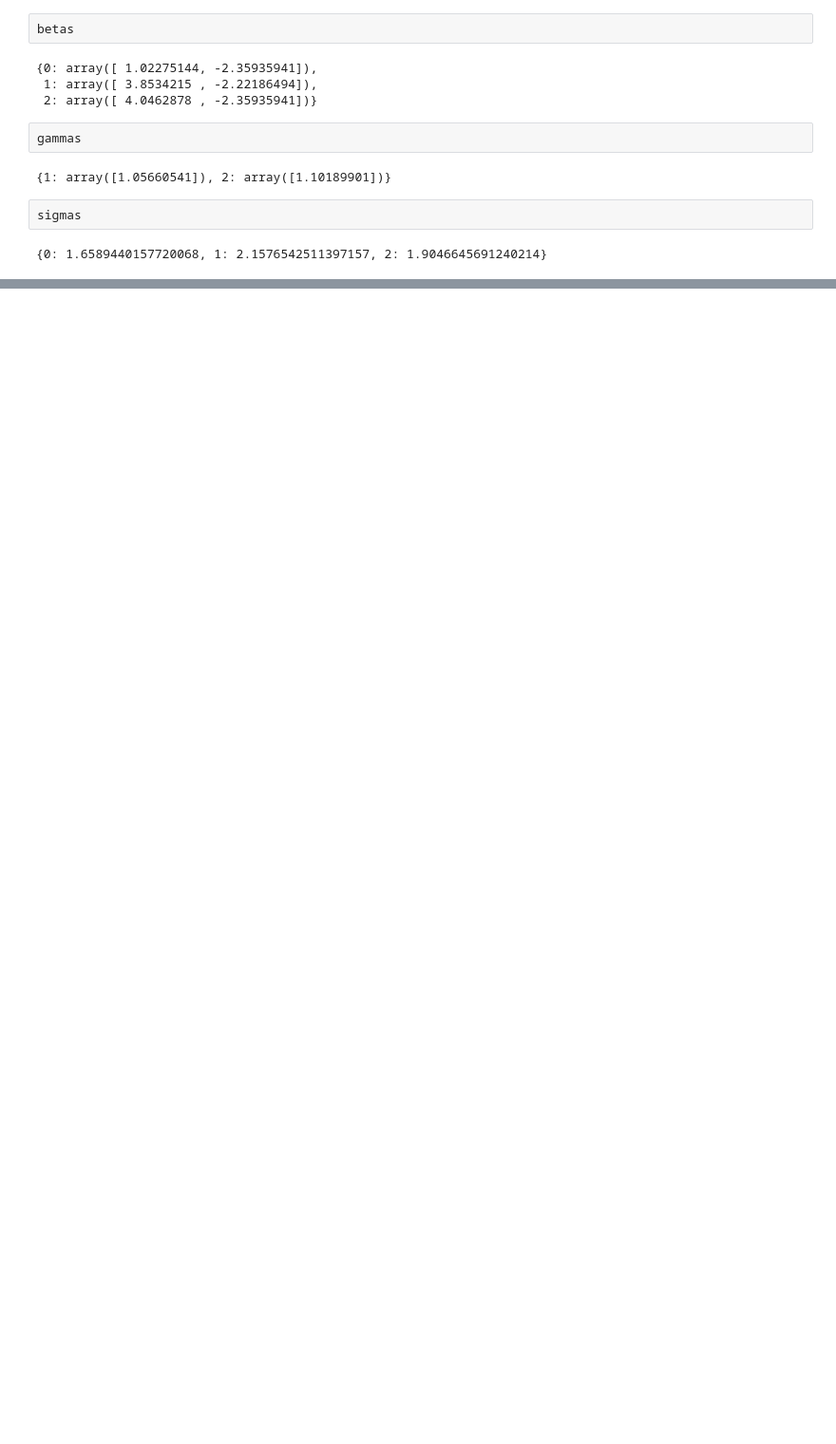
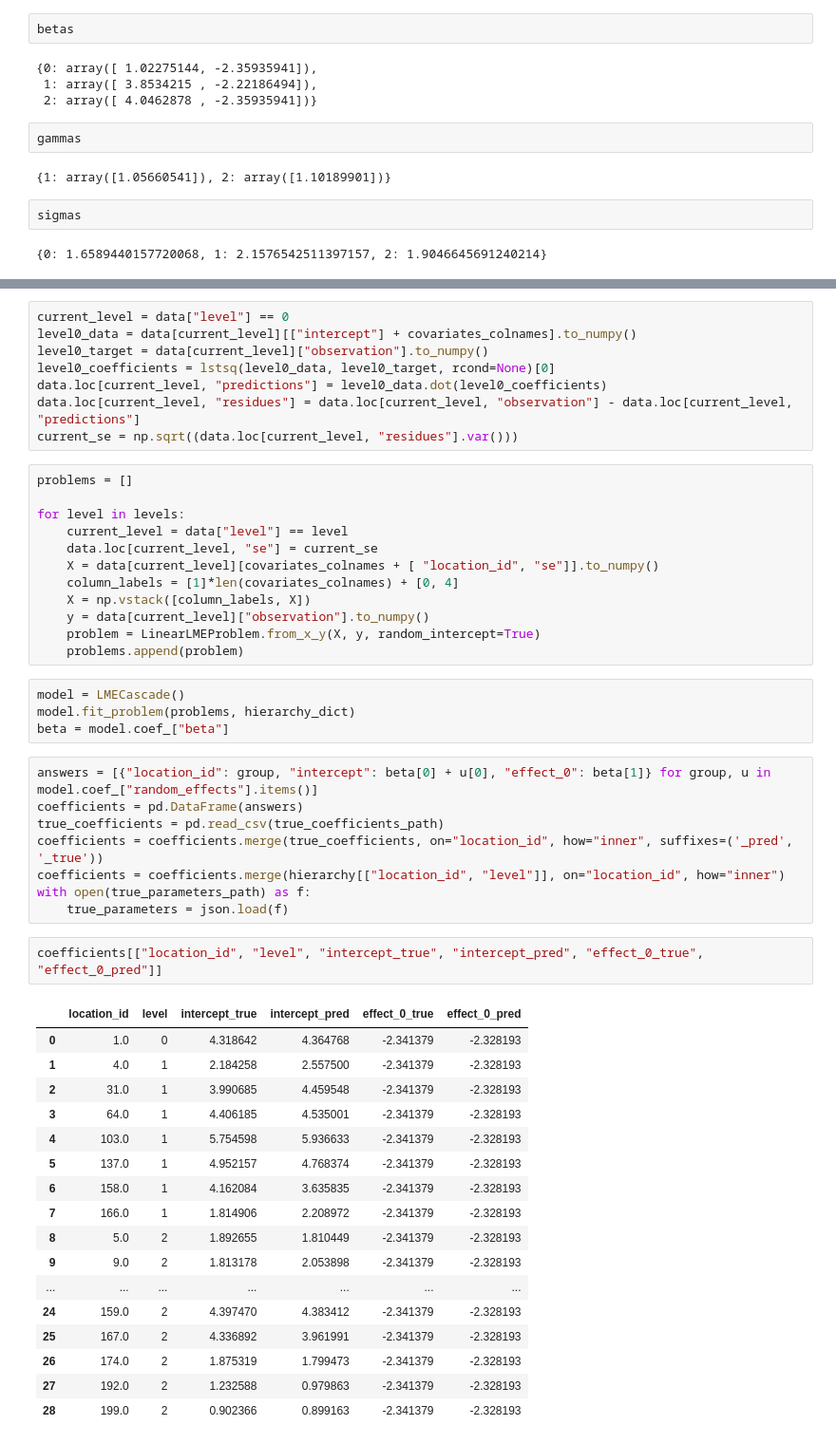
Before and after one commit to aksholokhov/pysr3, a Jupyter notebook: examples/cascades/cascades example.ipynb, the cells around one changed output, grey strips where cells are left out. Shown at 95% size. Saved outputs shown, nothing was run; the diff lists cells and outputs as text; blank space fills up the shorter version.

Commit message:
Implement cascade model

```diff
--- a/examples/cascades/cascades example.ipynb
+++ b/examples/cascades/cascades example.ipynb
@@ -400,0 +407,52 @@ sigmas
+# %%
+current_level = data["level"] == 0
+level0_data = data[current_level][["intercept"] + covariates_colnames].to_numpy()
+level0_target = data[current_level]["observation"].to_numpy()
+level0_coefficients = lstsq(level0_data, level0_target, rcond=None)[0]
+data.loc[current_level, "predictions"] = level0_data.dot(level0_coefficients)
+data.loc[current_level, "residues"] = data.loc[current_level, "observation"] - data.loc[current_level, "predictions"]
+current_se = np.sqrt((data.loc[current_level, "residues"].var()))
+# %%
+problems = []
+
+for level in levels:
+    current_level = data["level"] == level
+    data.loc[current_level, "se"] = current_se
+    X = data[current_level][covariates_colnames + [ "location_id", "se"]].to_numpy()
+    column_labels = [1]*len(covariates_colnames) + [0, 4]
+    X = np.vstack([column_labels, X])
+    y = data[current_level]["observation"].to_numpy()
+    problem = LinearLMEProblem.from_x_y(X, y, random_intercept=True)
+    problems.append(problem)
+# %%
+model = LMECascade()
+model.fit_problem(problems, hierarchy_dict)
+beta = model.coef_["beta"]
+# %%
+answers = [{"location_id": group, "intercept": beta[0] + u[0], "effect_0": beta[1]} for group, u in model.coef_["random_effects"].items()]
+coefficients = pd.DataFrame(answers)
+true_coefficients = pd.read_csv(true_coefficients_path)
+coefficients = coefficients.merge(true_coefficients, on="location_id", how="inner", suffixes=('_pred', '_true'))
+coefficients = coefficients.merge(hierarchy[["location_id", "level"]], on="location_id", how="inner")
+with open(true_parameters_path) as f:
+    true_parameters = json.load(f)
+# %%
+coefficients[["location_id", "level", "intercept_true", "intercept_pred", "effect_0_true", "effect_0_pred"]]
+# %% [output]
+|  | location_id | level | intercept_true | intercept_pred | effect_0_true | effect_0_pred |
+| 0 | 1.0 | 0 | 4.318642 | 4.364768 | -2.341379 | -2.328193 |
+| 1 | 4.0 | 1 | 2.184258 | 2.557500 | -2.341379 | -2.328193 |
+| 2 | 31.0 | 1 | 3.990685 | 4.459548 | -2.341379 | -2.328193 |
+| 3 | 64.0 | 1 | 4.406185 | 4.535001 | -2.341379 | -2.328193 |
+| 4 | 103.0 | 1 | 5.754598 | 5.936633 | -2.341379 | -2.328193 |
+| 5 | 137.0 | 1 | 4.952157 | 4.768374 | -2.341379 | -2.328193 |
+| 6 | 158.0 | 1 | 4.162084 | 3.635835 | -2.341379 | -2.328193 |
+| 7 | 166.0 | 1 | 1.814906 | 2.208972 | -2.341379 | -2.328193 |
+| 8 | 5.0 | 2 | 1.892655 | 1.810449 | -2.341379 | -2.328193 |
+| 9 | 9.0 | 2 | 1.813178 | 2.053898 | -2.341379 | -2.328193 |
+| ... | ... | ... | ... | ... | ... | ... |
+| 24 | 159.0 | 2 | 4.397470 | 4.383412 | -2.341379 | -2.328193 |
+| 25 | 167.0 | 2 | 4.336892 | 3.961991 | -2.341379 | -2.328193 |
+| 26 | 174.0 | 2 | 1.875319 | 1.799473 | -2.341379 | -2.328193 |
+| 27 | 192.0 | 2 | 1.232588 | 0.979863 | -2.341379 | -2.328193 |
+| 28 | 199.0 | 2 | 0.902366 | 0.899163 | -2.341379 | -2.328193 |
```
Also changed, not shown: parts of 5 cells of this notebook, 1 other file.
